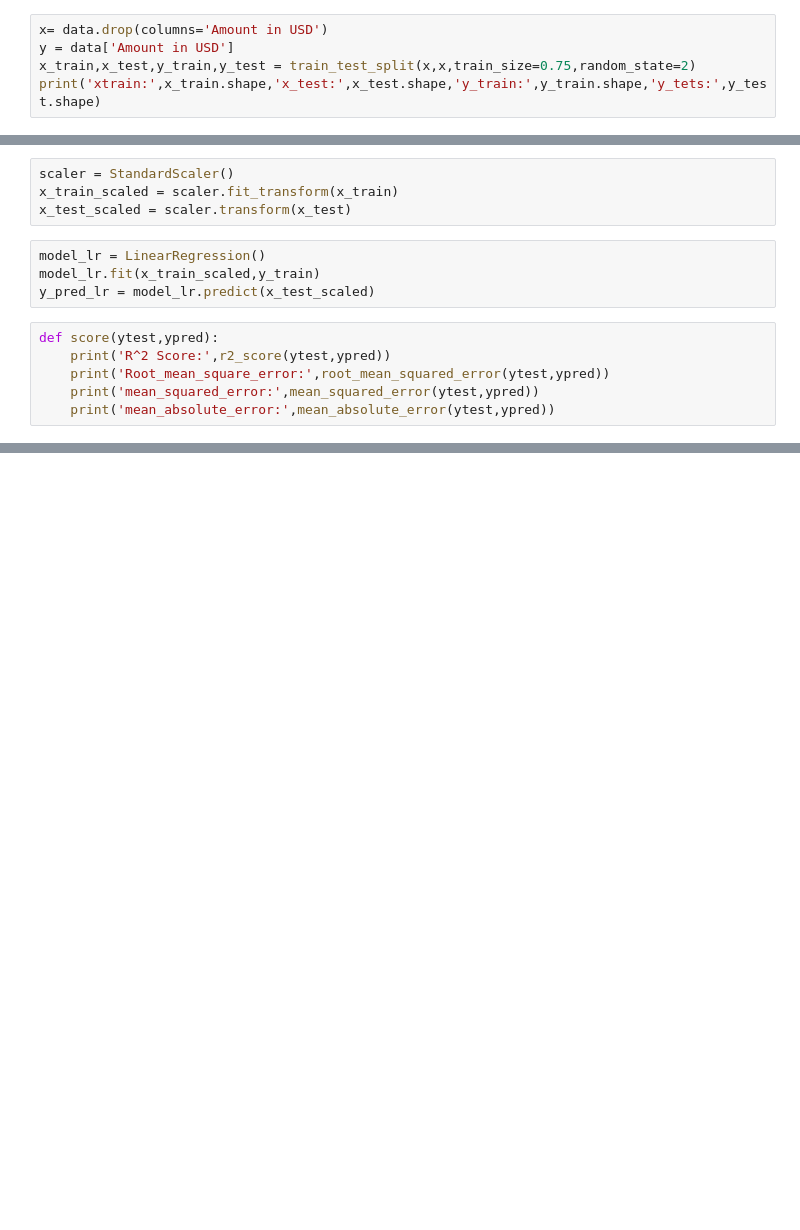
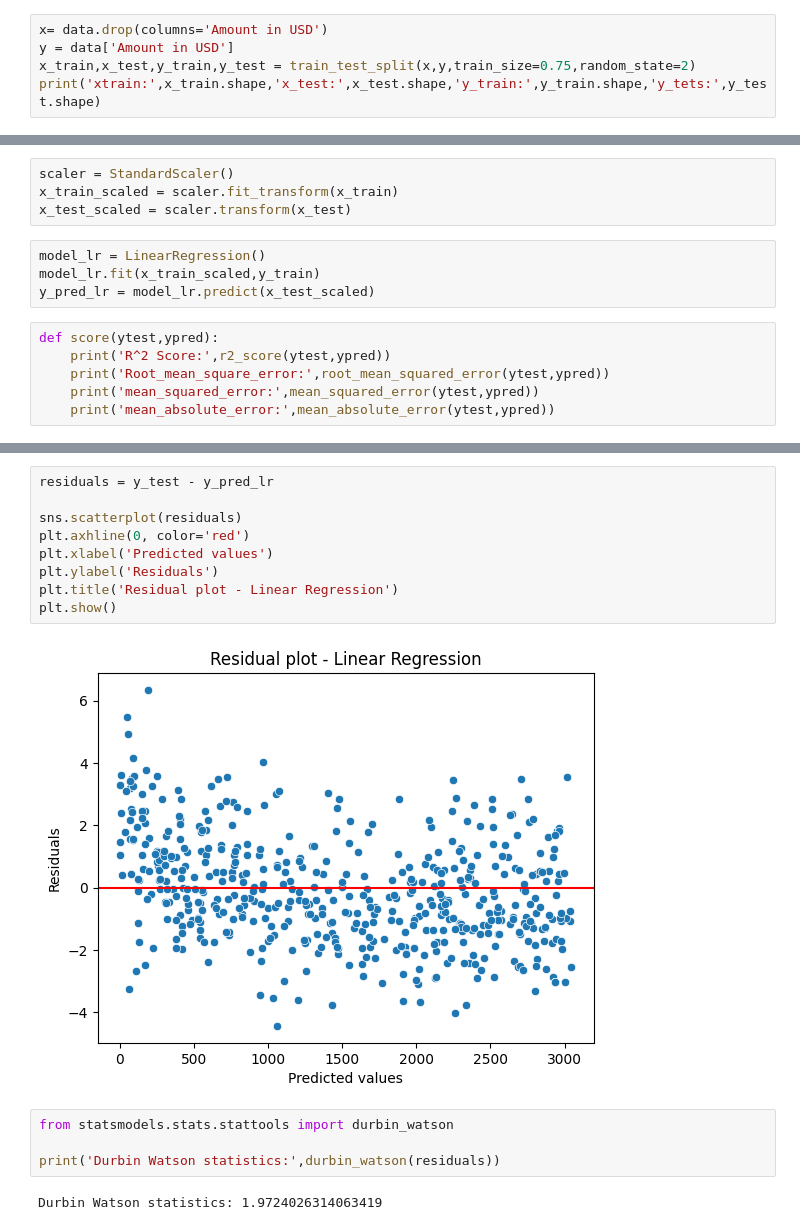
Before and after one commit to harshalgrover07/Start-Up-Funding, a Jupyter notebook: StartUp.ipynb, the cells around one changed output, grey strips where cells are left out. Drawn from its saved outputs; the diff is of its cells as text; blank space fills up the shorter version.

```diff
--- a/StartUp.ipynb
+++ b/StartUp.ipynb
@@ -539,6 +540,6 @@ from sklearn.model_selection import train_test_split
 # %%
 x= data.drop(columns='Amount in USD')
 y = data['Amount in USD']
-x_train,x_test,y_train,y_test = train_test_split(x,x,train_size=0.75,random_state=2)
+x_train,x_test,y_train,y_test = train_test_split(x,y,train_size=0.75,random_state=2)
 print('xtrain:',x_train.shape,'x_test:',x_test.shape,'y_train:',y_train.shape,'y_tets:',y_test.shape)
 # %% [output]
@@ -580,0 +601,17 @@ VIF = data[['']]
+# %%
+residuals = y_test - y_pred_lr
+
+sns.scatterplot(residuals)
+plt.axhline(0, color='red')
+plt.xlabel('Predicted values')
+plt.ylabel('Residuals')
+plt.title('Residual plot - Linear Regression')
+plt.show()
+# %% [output]
+[figure, added]
+# %%
+from statsmodels.stats.stattools import durbin_watson
+
+print('Durbin Watson statistics:',durbin_watson(residuals))
+# %% [output]
+Durbin Watson statistics: 1.9724026314063419
```
Also changed, not shown: parts of 28 cells of this notebook.
